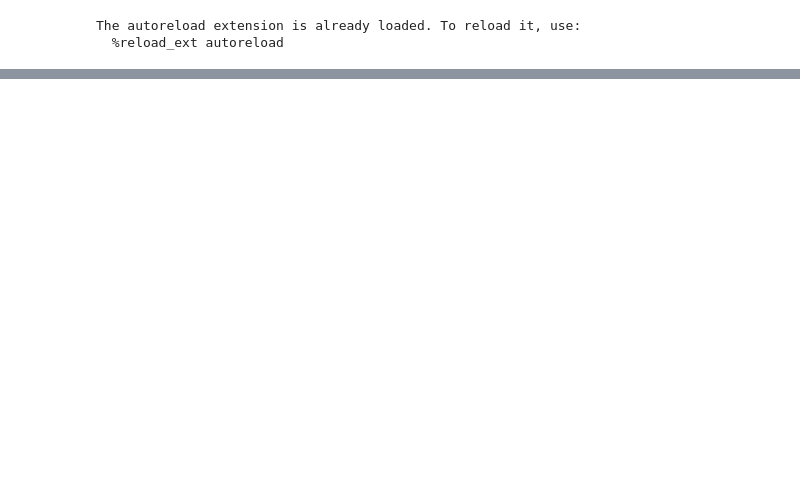
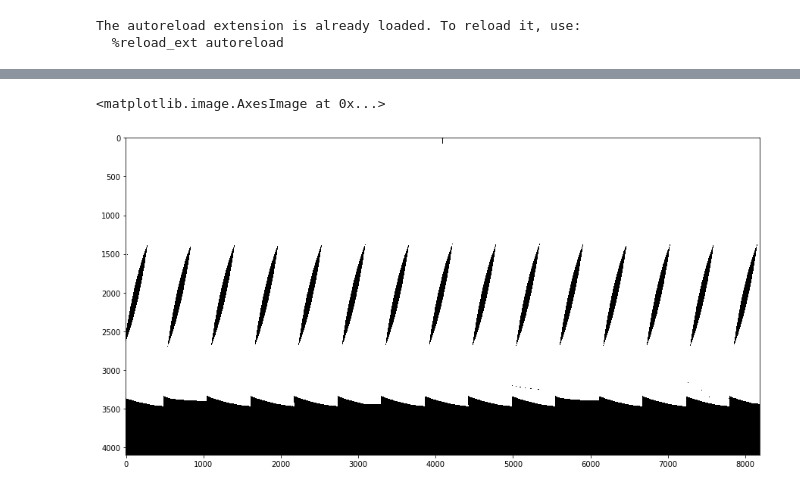
Before and after one commit to nasa-gibs/gibs-ml, a Jupyter notebook: test.ipynb, the cells around one changed output, grey strips where cells are left out. Saved outputs shown, nothing was run; the diff lists cells and outputs as text; code cells hidden in the pictures; blank space fills up the shorter version.

```diff
--- a/test.ipynb
+++ b/test.ipynb
@@ -42,0 +74,6 @@ plt.imshow(image)
+# %%
+res = cv2.bitwise_or(im_thresh,im_thresh,mask = mask_img)
+plt.imshow(res)
+# %% [output]
+<matplotlib.image.AxesImage at 0x...>
+[figure, added]
```
Also changed, not shown: parts of 6 cells of this notebook, 1 other file.
